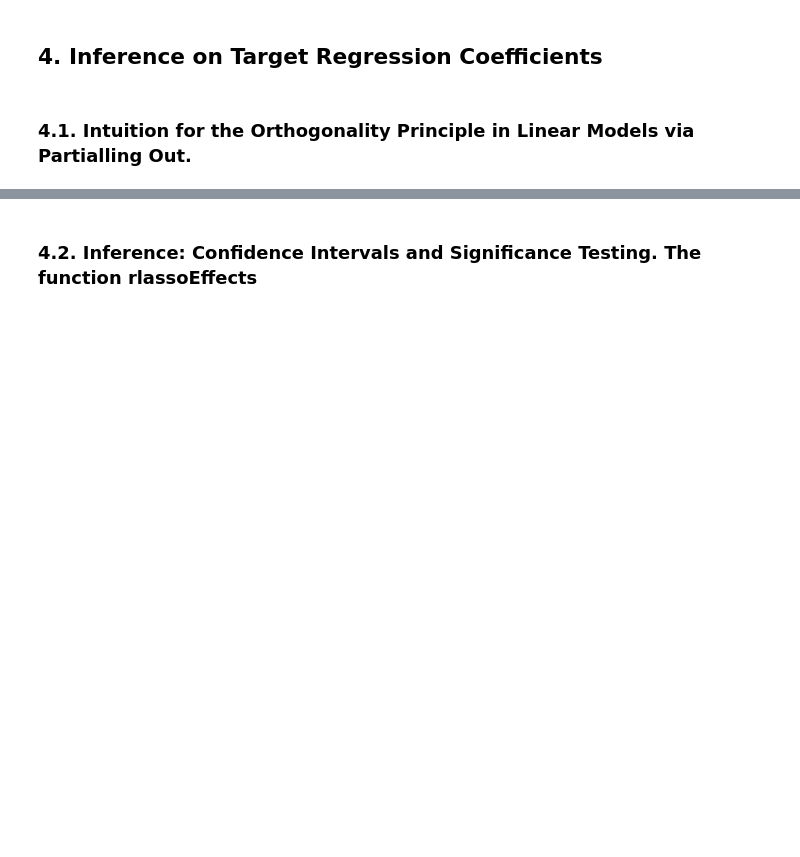
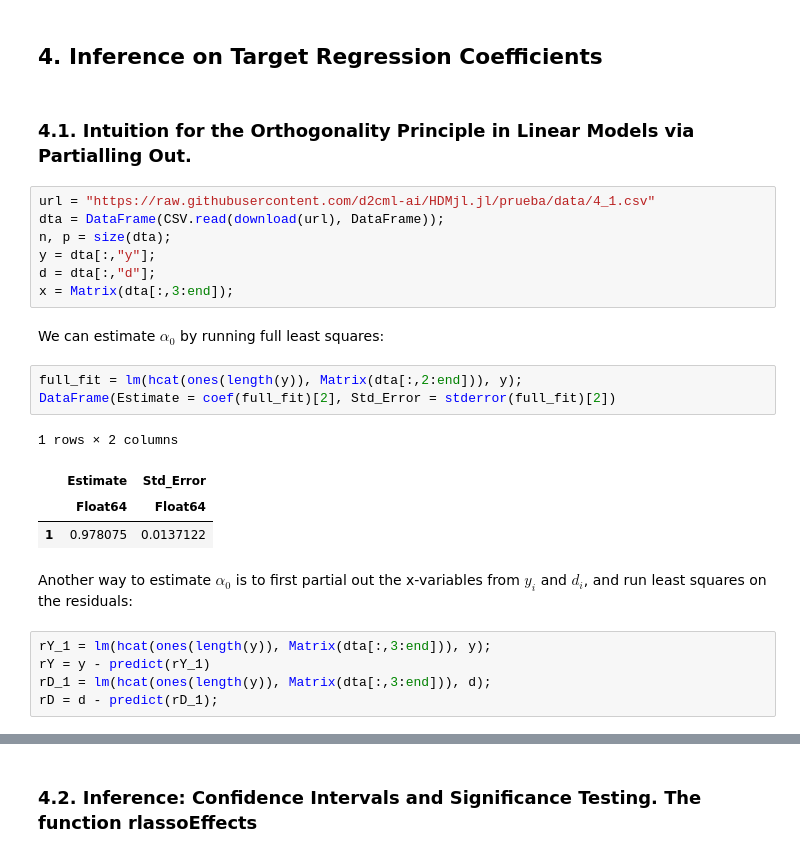
Before and after one commit to d2cml-ai/HDMjl.jl, a Jupyter notebook: tutorial/HDMjl_tutorial.ipynb, the cells around one changed output, grey strips where cells are left out. Cells and saved outputs as stored; diff of their text form; blank space fills up the shorter version.

```diff
--- a/tutorial/HDMjl_tutorial.ipynb
+++ b/tutorial/HDMjl_tutorial.ipynb
@@ -91,3 +105,27 @@ UndefVarError: UndefVarError: Normal not defined
 ## 4. Inference on Target Regression Coefficients
 # %% [markdown]
 ### 4.1. Intuition for the Orthogonality Principle in Linear Models via Partialling Out.
+# %%
+url = "https://raw.githubusercontent.com/d2cml-ai/HDMjl.jl/prueba/data/4_1.csv"
+dta = DataFrame(CSV.read(download(url), DataFrame));
+n, p = size(dta);
+y = dta[:,"y"];
+d = dta[:,"d"];
+x = Matrix(dta[:,3:end]);
+# %% [markdown]
+We can estimate $\alpha_0$ by running full least squares:
+# %%
+full_fit = lm(hcat(ones(length(y)), Matrix(dta[:,2:end])), y);
+DataFrame(Estimate = coef(full_fit)[2], Std_Error = stderror(full_fit)[2])
+# %% [output]
+1 rows × 2 columns
+|  | Estimate | Std_Error |
+|  | Float64 | Float64 |
+| 1 | 0.978075 | 0.0137122 |
+# %% [markdown]
+Another way to estimate $\alpha_0$ is to first partial out the x-variables from $y_i$ and $d_i$, and run least squares on the residuals:
+# %%
+rY_1 = lm(hcat(ones(length(y)), Matrix(dta[:,3:end])), y);
+rY = y - predict(rY_1)
+rD_1 = lm(hcat(ones(length(y)), Matrix(dta[:,3:end])), d);
+rD = d - predict(rD_1);
```
Also changed, not shown: parts of 110 cells of this notebook, 18 other files.
